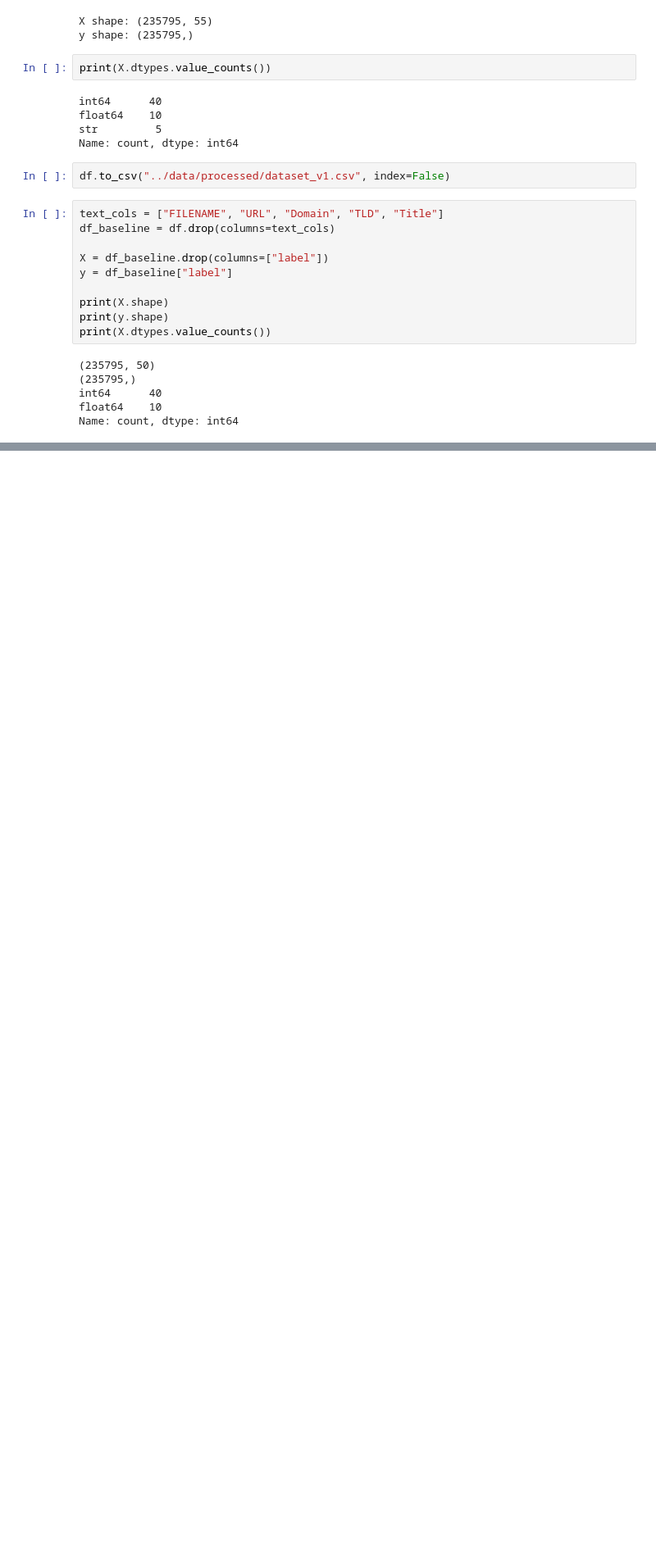
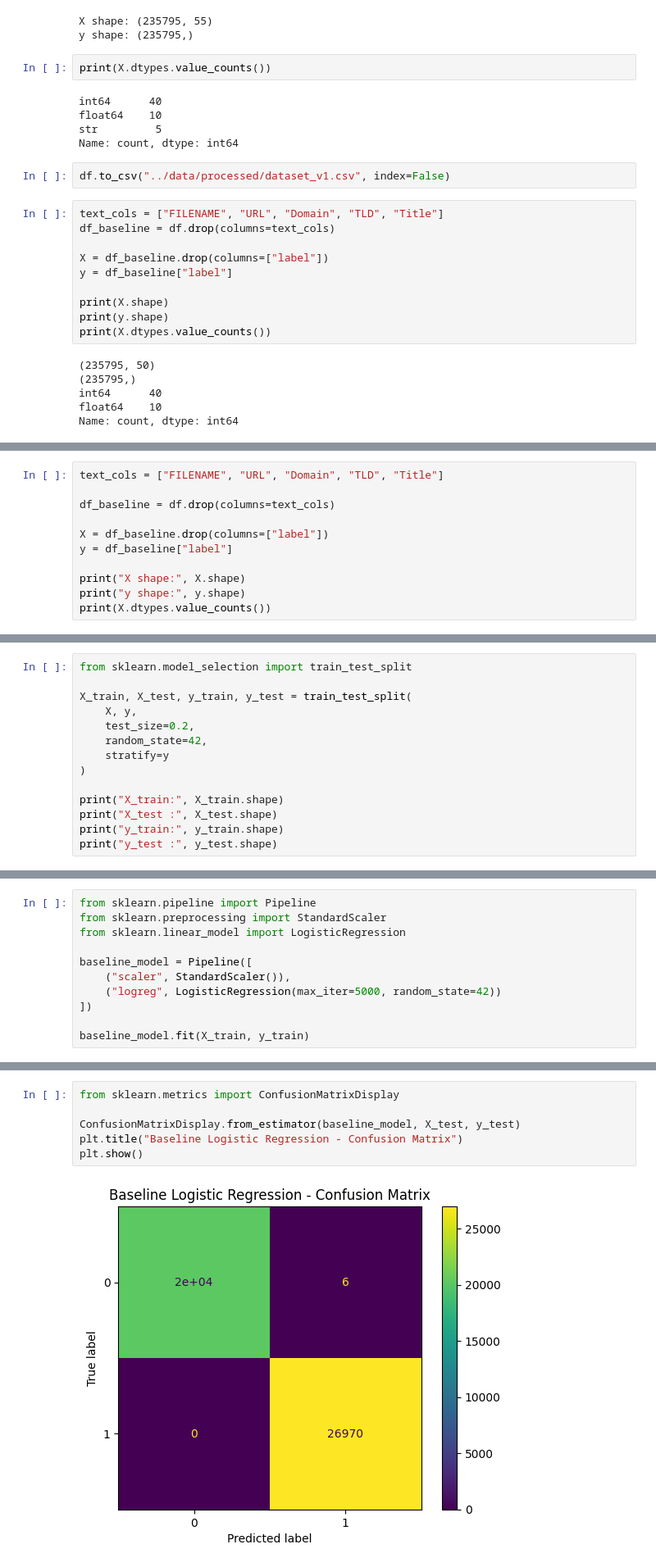
Before and after one commit to frhandev/phishing-ai-ui, a Jupyter notebook: notebooks/01_eda.ipynb, the cells around one changed output, grey strips where cells are left out. Shown at 82% size. Cells and saved outputs as stored; diff of their text form; blank space fills up the shorter version.

Commit message:
model: prepare baseline dataset and train logistic regression pipeline

```diff
--- a/notebooks/01_eda.ipynb
+++ b/notebooks/01_eda.ipynb
@@ -240,0 +243,11 @@ Name: count, dtype: int64
+# %%
+text_cols = ["FILENAME", "URL", "Domain", "TLD", "Title"]
+
+df_baseline = df.drop(columns=text_cols)
+
+X = df_baseline.drop(columns=["label"])
+y = df_baseline["label"]
+
+print("X shape:", X.shape)
+print("y shape:", y.shape)
+print(X.dtypes.value_counts())
@@ -240,0 +260,14 @@ Name: count, dtype: int64
+# %%
+from sklearn.model_selection import train_test_split
+
+X_train, X_test, y_train, y_test = train_test_split(
+    X, y,
+    test_size=0.2,
+    random_state=42,
+    stratify=y
+)
+
+print("X_train:", X_train.shape)
+print("X_test :", X_test.shape)
+print("y_train:", y_train.shape)
+print("y_test :", y_test.shape)
@@ -240,0 +279,11 @@ Name: count, dtype: int64
+# %%
+from sklearn.pipeline import Pipeline
+from sklearn.preprocessing import StandardScaler
+from sklearn.linear_model import LogisticRegression
+
+baseline_model = Pipeline([
+    ("scaler", StandardScaler()),
+    ("logreg", LogisticRegression(max_iter=5000, random_state=42))
+])
+
+baseline_model.fit(X_train, y_train)
@@ -240,0 +308,8 @@ Name: count, dtype: int64
+# %%
+from sklearn.metrics import ConfusionMatrixDisplay
+
+ConfusionMatrixDisplay.from_estimator(baseline_model, X_test, y_test)
+plt.title("Baseline Logistic Regression - Confusion Matrix")
+plt.show()
+# %% [output]
+[figure, added]
```
Also changed, not shown: parts of 7 cells of this notebook, 1 other file.
